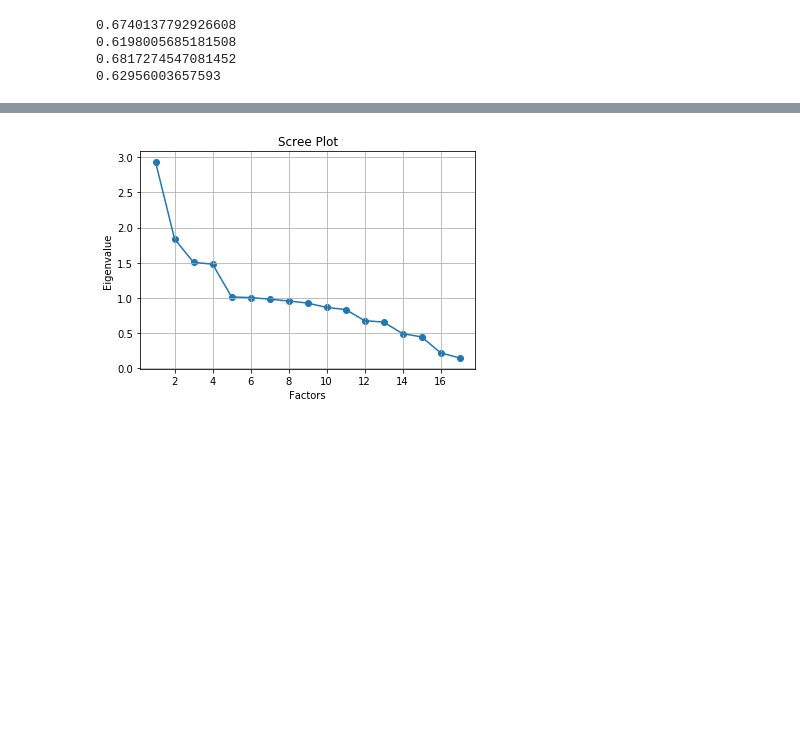
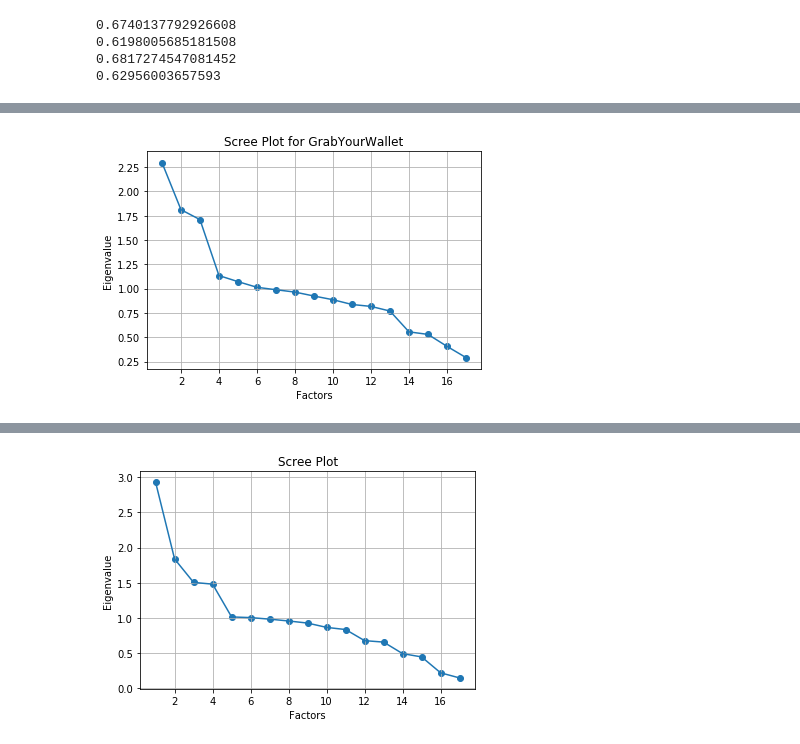
Before and after one commit to keerti-1997/Computing_cultural_capital, a Jupyter notebook: Computing_cultural_capital.ipynb, the cells around one changed output, grey strips where cells are left out. Drawn from its saved outputs; the diff is of its cells as text; code cells hidden in the pictures; blank space fills up the shorter version.

```diff
--- a/Computing_cultural_capital.ipynb
+++ b/Computing_cultural_capital.ipynb
@@ -650 +681,5 @@ print(kmo_model_M4)
+# %%
+plot_scree(M2_f,"GrabYourWallet")
+# %% [output]
+[figure, added]
 # %%
```
Also changed, not shown: parts of 40 cells of this notebook.
